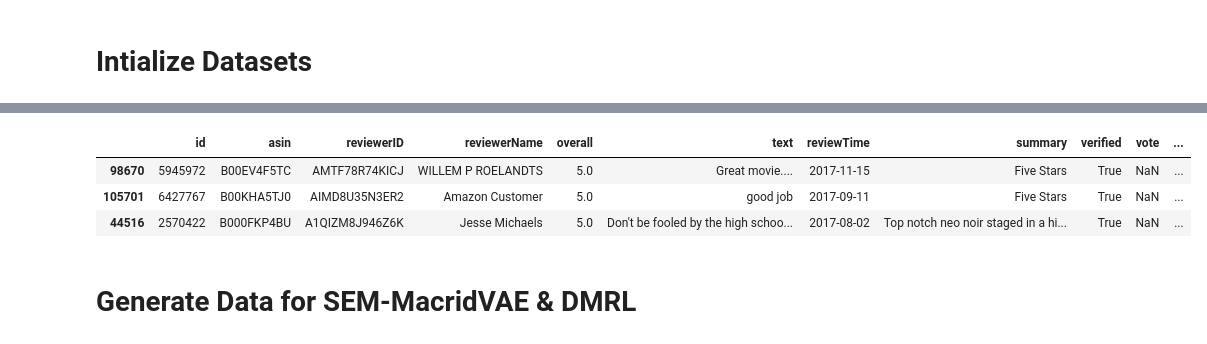
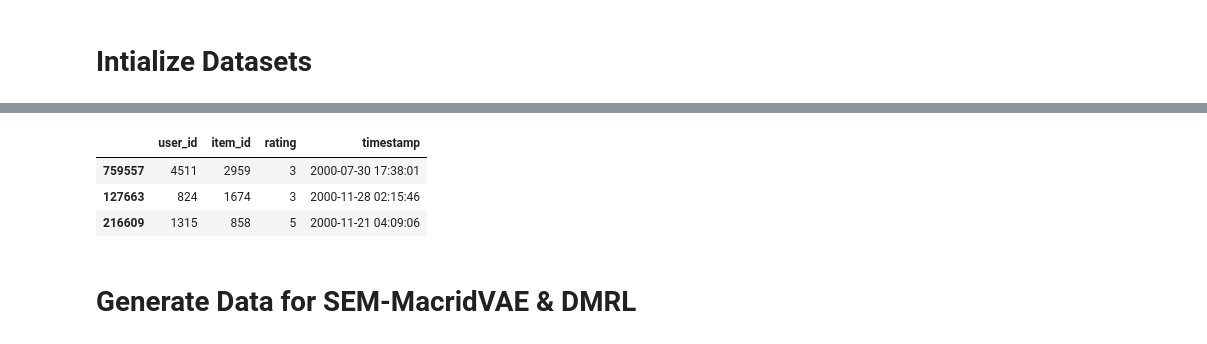
Before and after one commit to igui/Align-MacridVAE-data, a Jupyter notebook: generate_data_variants.ipynb, the cells around one changed output, grey strips where cells are left out. Saved outputs shown, nothing was run; the diff lists cells and outputs as text; code cells hidden in the pictures.

```diff
--- a/generate_data_variants.ipynb
+++ b/generate_data_variants.ipynb
@@ -20,8 +23,9 @@ def get_base_path(dataset: str) -> Path:
 #DATASET = 'Musical_Instruments'
 #DATASET = 'Clothing_Shoes_and_Jewelry'
 #DATASET = 'Home_and_Kitchen'
-DATASET = 'Movies_and_TV'
-#DATASET = 'ml-1m'
+#DATASET = 'Movies_and_TV'
+DATASET = 'ml-1m'
+#DATASET = 'bookcrossing'
 
 VALIDATION_SIZE=0.15
 RANDOM_SEED = 20230219
@@ -109,23 +113,25 @@ def split_train_test_proportion(df: pd.DataFrame, test_prop=0.2):
 # %%
 def get_reviews_df(dataset: str, min_rating: int) -> pd.DataFrame:
     if dataset.startswith('ml-'):
         reviews = movielens_dataset.reviews_df(dataset)
+    elif dataset == 'bookcrossing':
+        reviews = bookcrossing_dataset.reviews_df()
     else:
         reviews = amazon_dataset.reviews_df(dataset)
 
     with_min_ratings = reviews[reviews['rating'] >= min_rating]
     # valid user ids
     user_id_size = with_min_ratings.groupby('user_id').size()
     valid_user_ids = user_id_size.loc[user_id_size >= 5].index
     return with_min_ratings[with_min_ratings['user_id'].isin(valid_user_ids)]
 
-reviews_df = get_reviews_df(DATASET, min_rating=4)
+reviews_df = get_reviews_df(DATASET, min_rating=0)
 reviews_df.sample(n=3)
 # %% [output]
-|  | id | asin | reviewerID | reviewerName | overall | text | reviewTime | summary | verified | vote | ... |
-| 98670 | 5945972 | B00EV4F5TC | AMTF78R74KICJ | WILLEM P ROELANDTS | 5.0 | Great movie.... | 2017-11-15 | Five Stars | True | NaN | ... |
-| 105701 | 6427767 | B00KHA5TJ0 | AIMD8U35N3ER2 | Amazon Customer | 5.0 | good job | 2017-09-11 | Five Stars | True | NaN | ... |
-| 44516 | 2570422 | B000FKP4BU | A1QIZM8J946Z6K | Jesse Michaels | 5.0 | Don't be fooled by the high schoo... | 2017-08-02 | Top notch neo noir staged in a hi... | True | NaN | ... |
+|  | user_id | item_id | rating | timestamp |
+| 759557 | 4511 | 2959 | 3 | 2000-07-30 17:38:01 |
+| 127663 | 824 | 1674 | 3 | 2000-11-28 02:15:46 |
+| 216609 | 1315 | 858 | 5 | 2000-11-21 04:09:06 |
 # %% [markdown]
 # Generate Data for SEM-MacridVAE & DMRL
 # %% [markdown]
```
Also changed, not shown: parts of 12 cells of this notebook, 5 other files.
